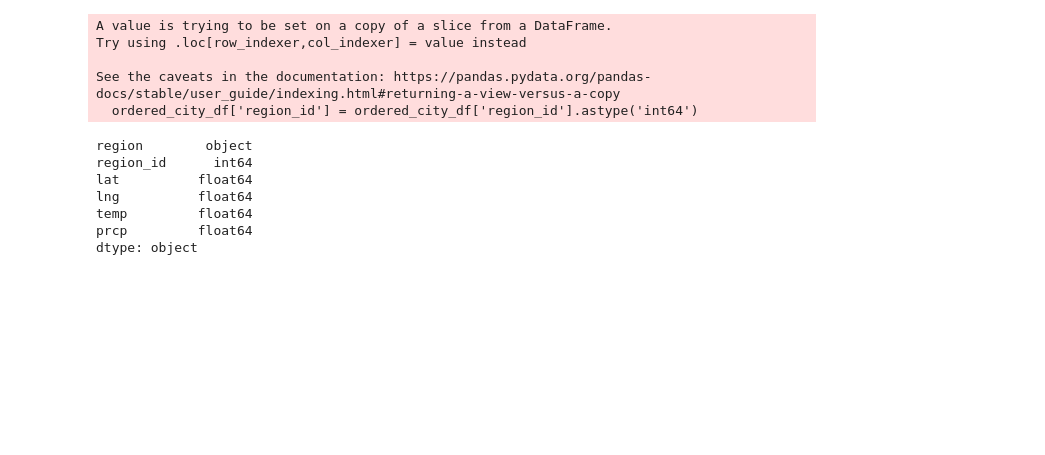
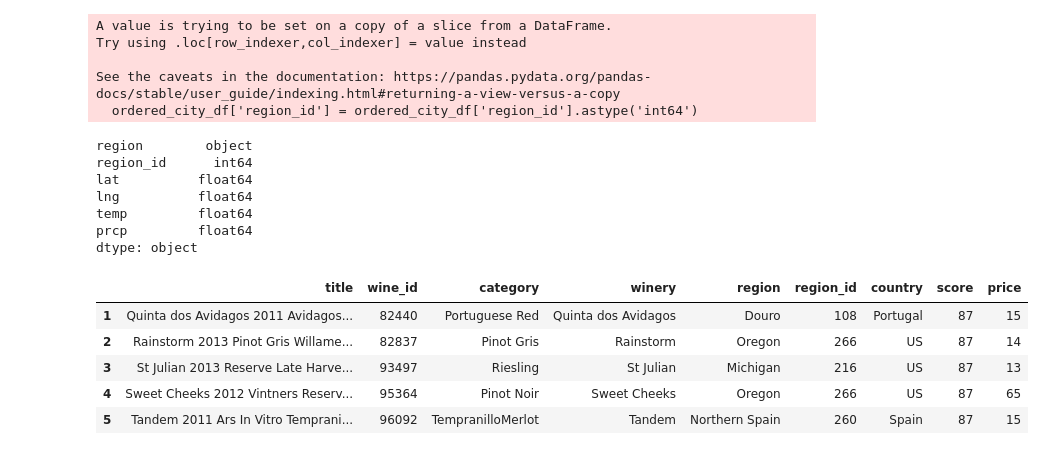
Before and after one commit to riaair011/project3, a Jupyter notebook: transformation_notebook.ipynb, the cells around one changed output. Saved outputs shown, nothing was run; the diff lists cells and outputs as text; code cells hidden in the pictures; blank space fills up the shorter version.

```diff
--- a/transformation_notebook.ipynb
+++ b/transformation_notebook.ipynb
@@ -283,3 +284,12 @@ dtype: object
 # Export cleaned data to Resources folder for further analysis
 ordered_city_df.to_csv('Resources/CityData_cleaned.csv', index=False)
 ordered_wine_df.to_csv('Resources/WineData_cleaned.csv', index=False)
+# %%
+ordered_wine_df.head()
+# %% [output]
+|  | title | wine_id | category | winery | region | region_id | country | score | price |
+| 1 | Quinta dos Avidagos 2011 Avidagos... | 82440 | Portuguese Red | Quinta dos Avidagos | Douro | 108 | Portugal | 87 | 15 |
+| 2 | Rainstorm 2013 Pinot Gris Willame... | 82837 | Pinot Gris | Rainstorm | Oregon | 266 | US | 87 | 14 |
+| 3 | St Julian 2013 Reserve Late Harve... | 93497 | Riesling | St Julian | Michigan | 216 | US | 87 | 13 |
+| 4 | Sweet Cheeks 2012 Vintners Reserv... | 95364 | Pinot Noir | Sweet Cheeks | Oregon | 266 | US | 87 | 65 |
+| 5 | Tandem 2011 Ars In Vitro Temprani... | 96092 | TempranilloMerlot | Tandem | Northern Spain | 260 | Spain | 87 | 15 |
```
Also changed, not shown: parts of 10 cells of this notebook.
